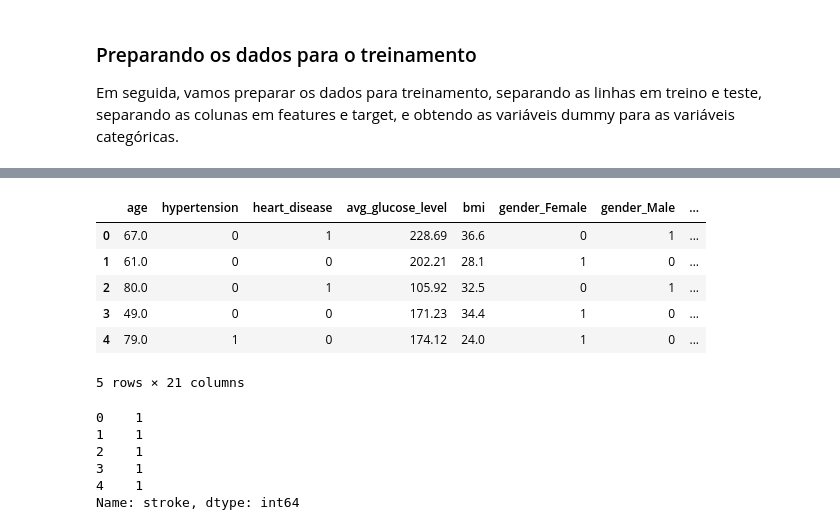
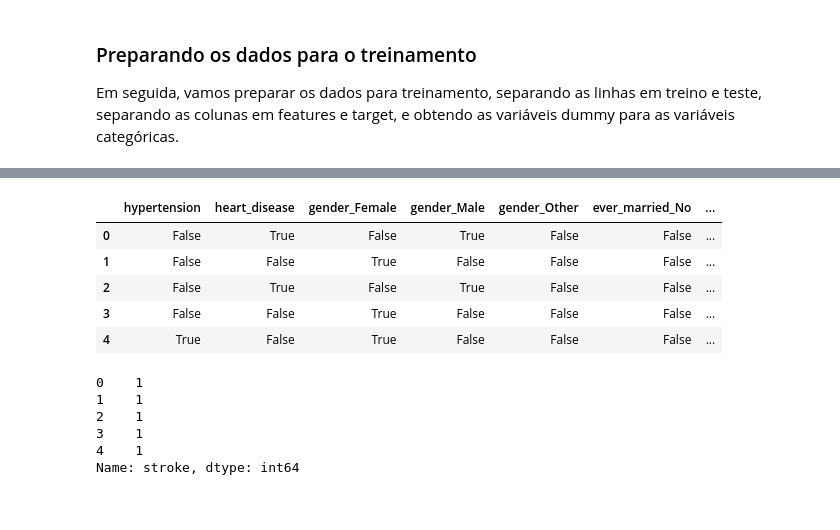
Before and after one commit to thomaschiari/Classificador-Alfa, a Jupyter notebook: ClassificadorAVC.ipynb, the cells around one changed output, grey strips where cells are left out. Saved outputs shown, nothing was run; the diff lists cells and outputs as text; code cells hidden in the pictures.

```diff
--- a/ClassificadorAVC.ipynb
+++ b/ClassificadorAVC.ipynb
@@ -198,13 +190,17 @@ categorical_features
+# %%
+X = X[categorical_features]
+X
 # %%
 # Obtendo as variáveis dummy para as variáveis categóricas
 X = pd.get_dummies(X)
+X.hypertension = X.hypertension.astype('bool')
+X.heart_disease = X.heart_disease.astype('bool')
 X.head()
 # %% [output]
-|  | age | hypertension | heart_disease | avg_glucose_level | bmi | gender_Female | gender_Male | ... |
-| 0 | 67.0 | 0 | 1 | 228.69 | 36.6 | 0 | 1 | ... |
-| 1 | 61.0 | 0 | 0 | 202.21 | 28.1 | 1 | 0 | ... |
-| 2 | 80.0 | 0 | 1 | 105.92 | 32.5 | 0 | 1 | ... |
-| 3 | 49.0 | 0 | 0 | 171.23 | 34.4 | 1 | 0 | ... |
-| 4 | 79.0 | 1 | 0 | 174.12 | 24.0 | 1 | 0 | ... |
+|  | hypertension | heart_disease | gender_Female | gender_Male | gender_Other | ever_married_No | ... |
+| 0 | False | True | False | True | False | False | ... |
+| 1 | False | False | True | False | False | False | ... |
+| 2 | False | True | False | True | False | False | ... |
+| 3 | False | False | True | False | False | False | ... |
+| 4 | True | False | True | False | False | False | ... |
-5 rows × 21 columns
 # %%
```
Also changed, not shown: parts of 10 cells of this notebook, 1 other file.
